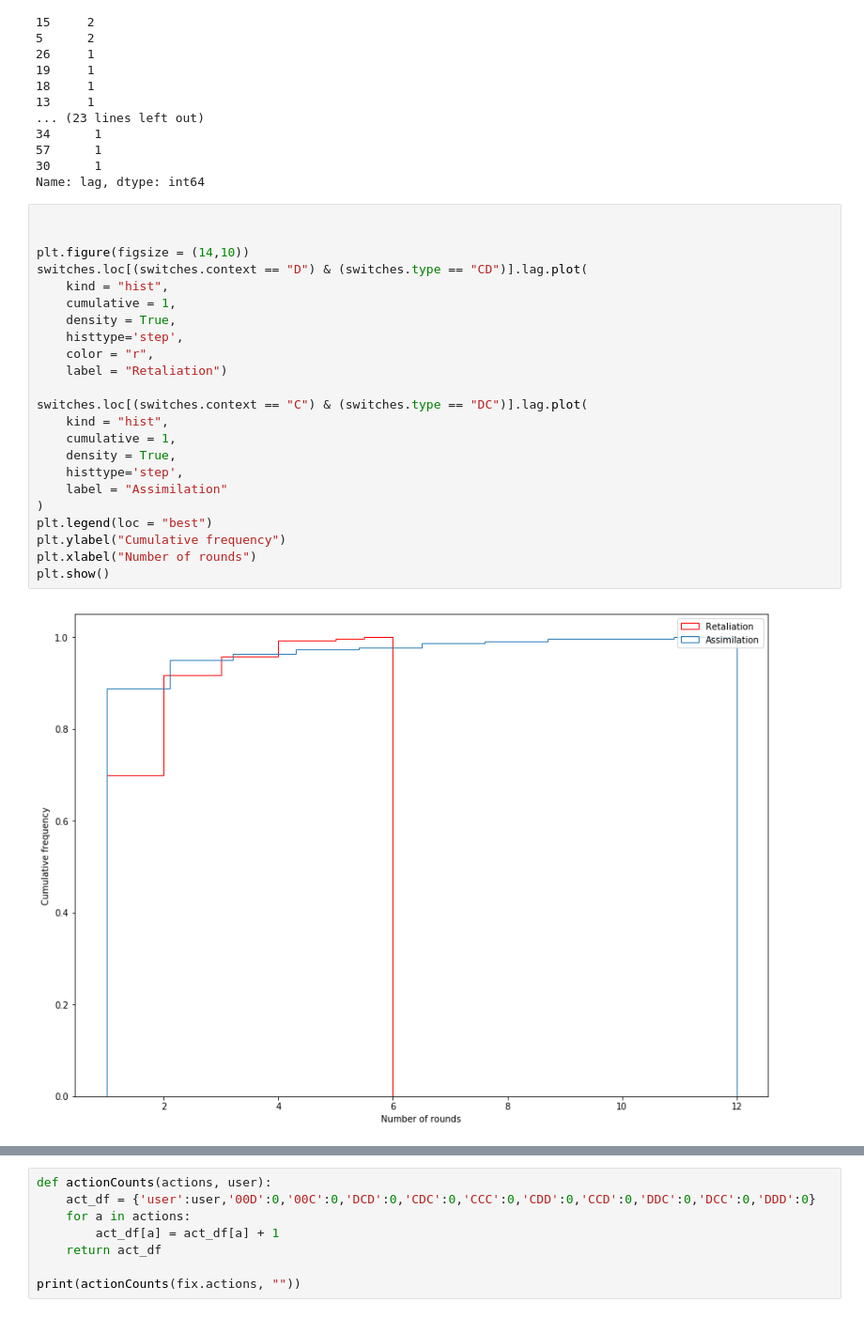
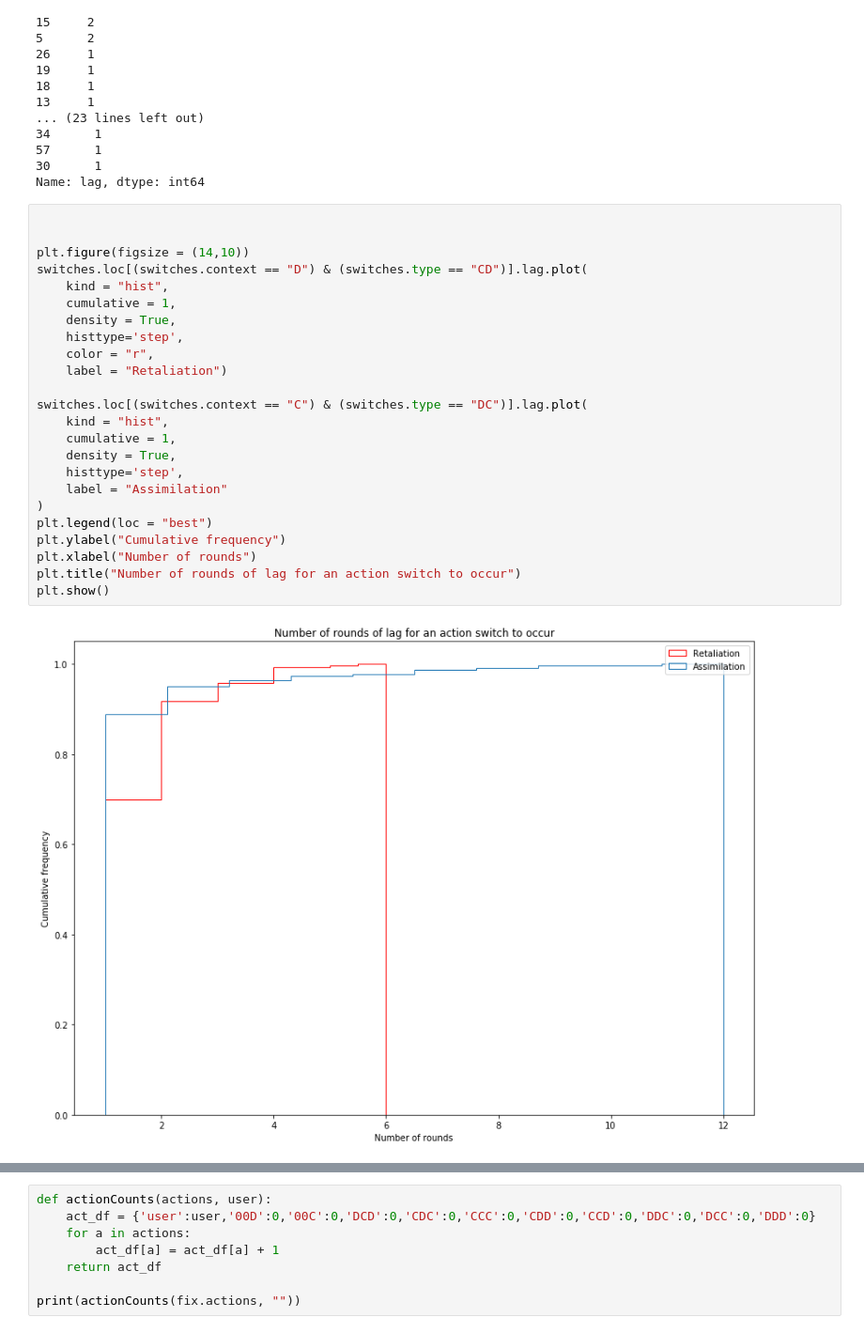
Before and after one commit to eladiomontero/DecisionTimes, a Jupyter notebook: First Experiments PD/decisionTimesAnalysis.ipynb, the cells around one changed output, grey strips where cells are left out. Shown at 94% size. Cells and saved outputs as stored; diff of their text form.

```diff
--- a/First Experiments PD/decisionTimesAnalysis.ipynb
+++ b/First Experiments PD/decisionTimesAnalysis.ipynb
@@ -758,25 +801,26 @@ Name: lag, dtype: int64
 # %%
 
 
 plt.figure(figsize = (14,10))
 switches.loc[(switches.context == "D") & (switches.type == "CD")].lag.plot(
     kind = "hist",
     cumulative = 1,
     density = True,
     histtype='step',
     color = "r",
     label = "Retaliation")
 
 switches.loc[(switches.context == "C") & (switches.type == "DC")].lag.plot(
     kind = "hist",
     cumulative = 1,
     density = True,
     histtype='step',
     label = "Assimilation"
 )
 plt.legend(loc = "best")
 plt.ylabel("Cumulative frequency")
 plt.xlabel("Number of rounds")
+plt.title("Number of rounds of lag for an action switch to occur")
 plt.show()
 # %% [output]
-[figure, old version]
+[figure, new version]
```
Also changed, not shown: parts of 32 cells of this notebook, 4 other files.
